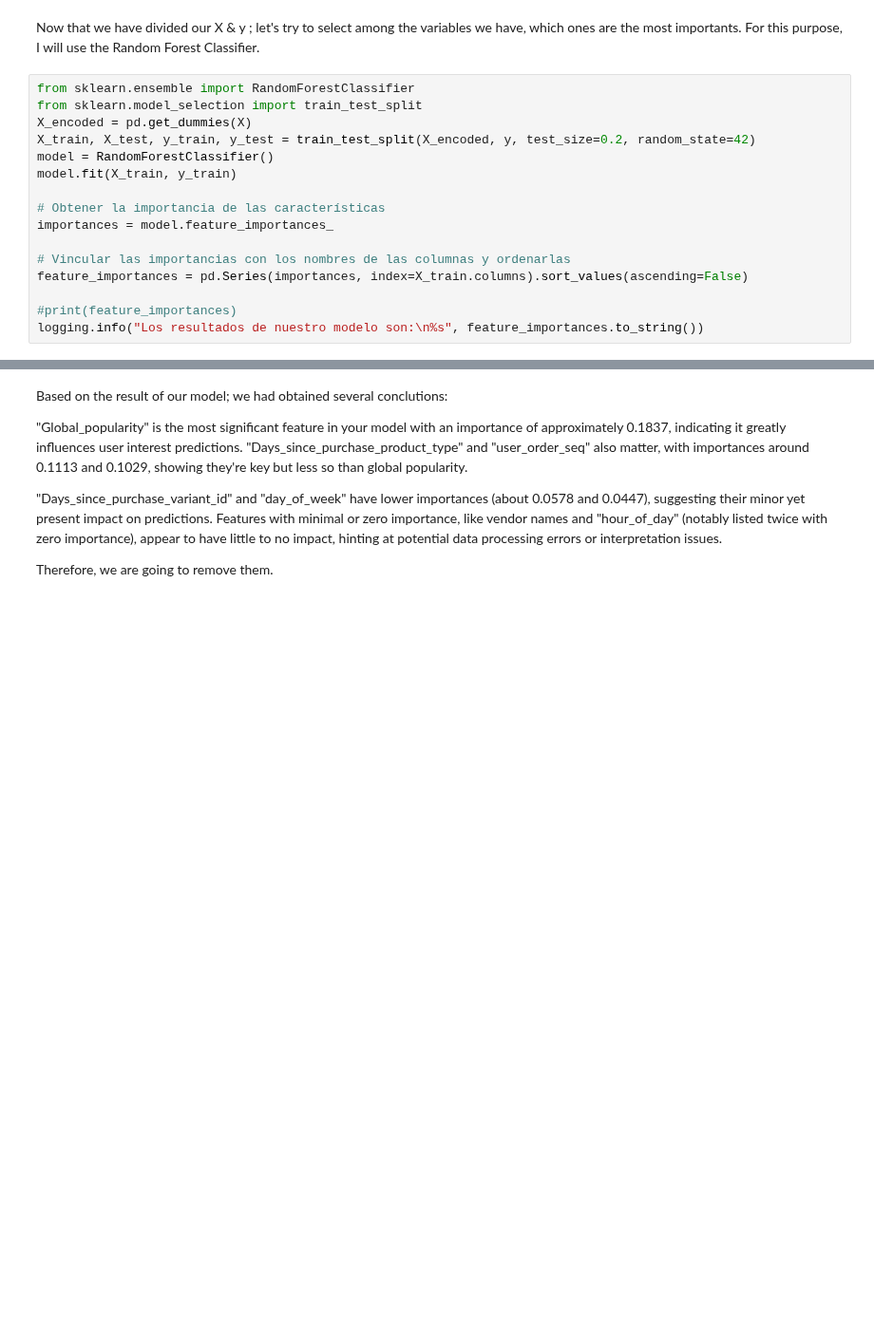
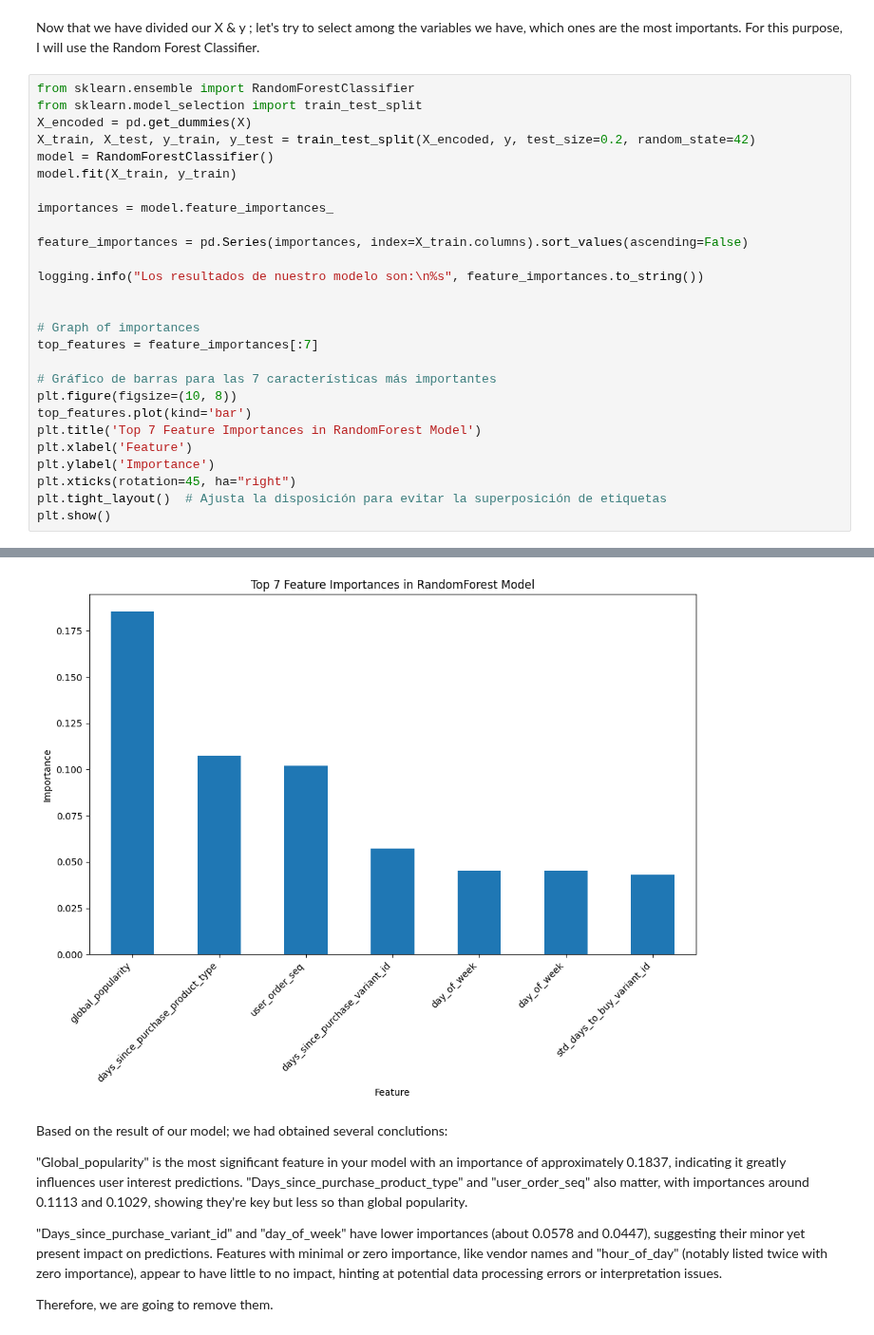
Before and after one commit to eduardodelreal/zrive-ds, a Jupyter notebook: src/module_3/module_3_zrive.ipynb, the cells around one changed output, grey strips where cells are left out. Shown at 95% size. Drawn from its saved outputs; the diff is of its cells as text; blank space fills up the shorter version.

```diff
--- a/src/module_3/module_3_zrive.ipynb
+++ b/src/module_3/module_3_zrive.ipynb
@@ -106,12 +106,23 @@ X_train, X_test, y_train, y_test = train_test_split(X_encoded, y, test_size=0.2,
 model = RandomForestClassifier()
 model.fit(X_train, y_train)
 
-# Obtener la importancia de las características
 importances = model.feature_importances_
 
-# Vincular las importancias con los nombres de las columnas y ordenarlas
 feature_importances = pd.Series(importances, index=X_train.columns).sort_values(ascending=False)
 
-#print(feature_importances)
 logging.info("Los resultados de nuestro modelo son:\n%s", feature_importances.to_string())
+
+
+# Graph of importances
+top_features = feature_importances[:7]
+
+# Gráfico de barras para las 7 características más importantes
+plt.figure(figsize=(10, 8))
+top_features.plot(kind='bar')
+plt.title('Top 7 Feature Importances in RandomForest Model')
+plt.xlabel('Feature')
+plt.ylabel('Importance')
+plt.xticks(rotation=45, ha="right")
+plt.tight_layout()  # Ajusta la disposición para evitar la superposición de etiquetas
+plt.show()
 # %% [output]
@@ -133,5 +144,6 @@ vendor_vicks                               9.226865e-08
 hour_of_day                                0.000000e+00
 hour_of_day                                0.000000e+00
+[figure, added]
 # %% [markdown]
 Based on the result of our model; we had obtained several conclutions:
 
```
Also changed, not shown: parts of 6 cells of this notebook.
